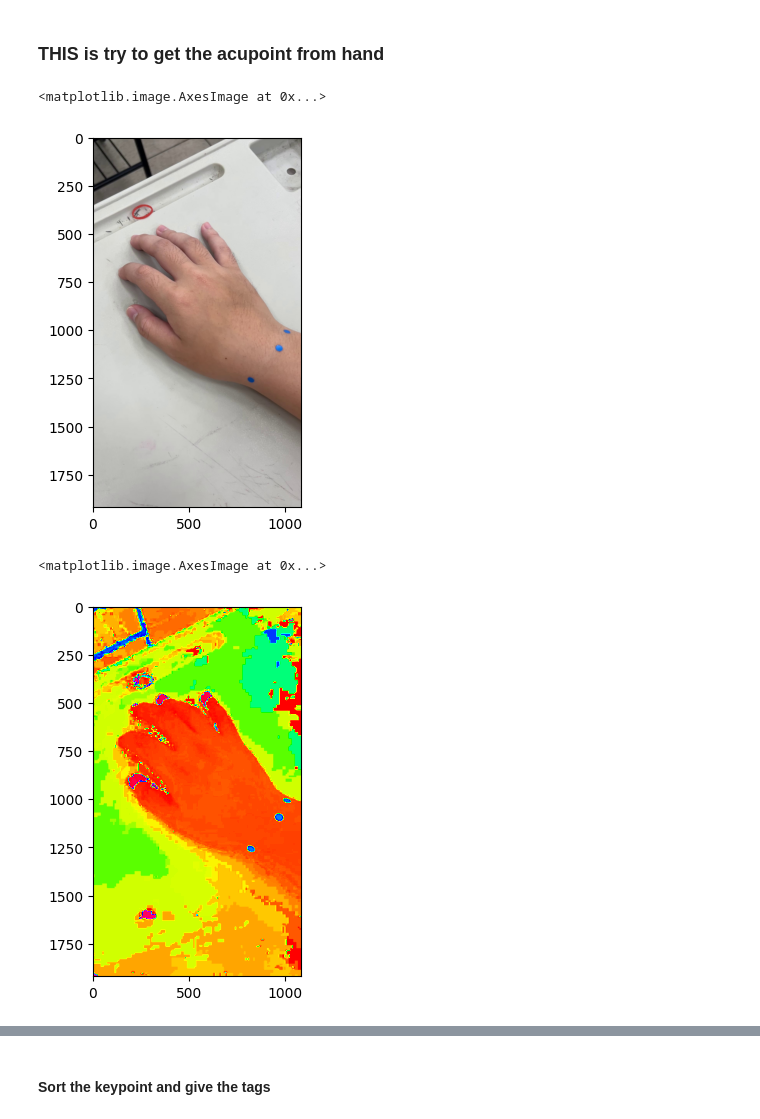
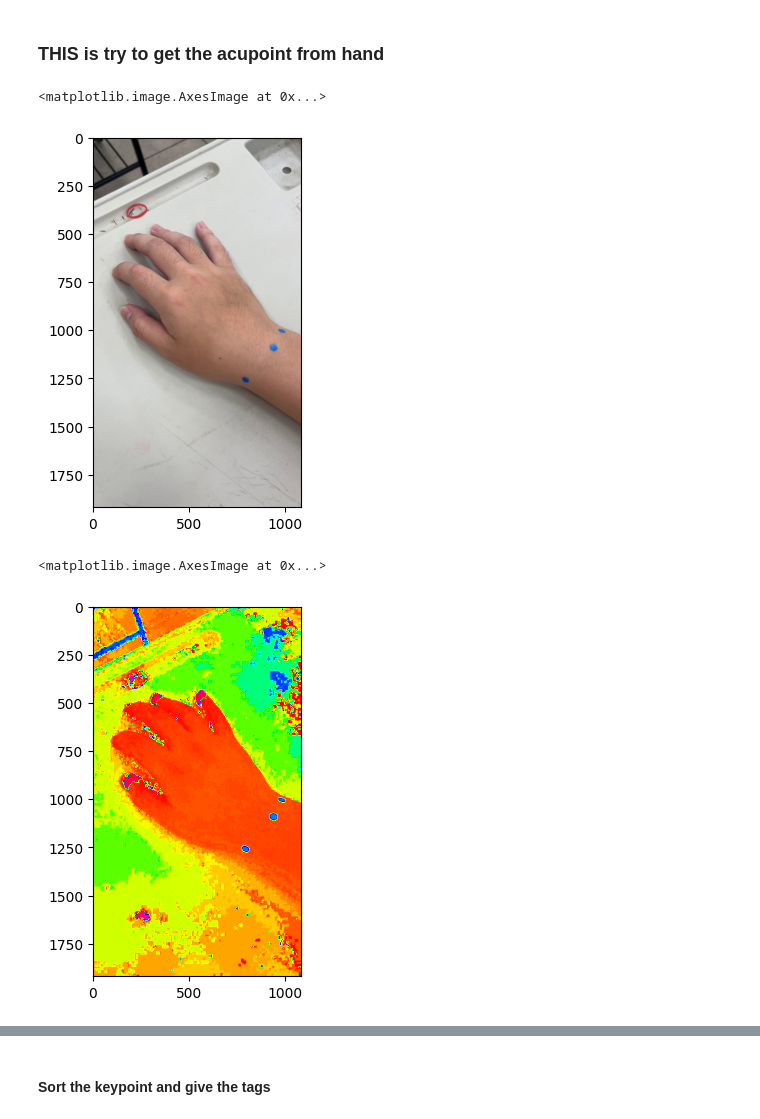
Before and after one commit to BirddWang/hands-acupoints-detection, a Jupyter notebook: tmp2.ipynb, the cells around one changed output, grey strips where cells are left out. Drawn from its saved outputs; the diff is of its cells as text; code cells hidden in the pictures.

```diff
--- a/tmp2.ipynb
+++ b/tmp2.ipynb
@@ -5,18 +5,18 @@ import cv2
 import numpy as np
 import matplotlib.pyplot as plt
 # %%
-img = cv2.imread('datasets/hand/imgs/3115/0.jpg')
+img = cv2.imread('datasets/hand/imgs/3115/28.jpg')
 plt.imshow(img[:,:,::-1])
 # %% [output]
 <matplotlib.image.AxesImage at 0x...>
-[figure, old version]
+[figure, new version]
 # %%
 hsv = cv2.cvtColor(img, cv2.COLOR_BGR2HSV)
 # %%
 plt.imshow(hsv[:,:,0], cmap='hsv')
 # %% [output]
 <matplotlib.image.AxesImage at 0x...>
-[figure, old version]
+[figure, new version]
 # %%
 lower_blue = np.array([100, 50, 100])
 upper_blue = np.array([130, 255, 255])
```
Also changed, not shown: parts of 12 cells of this notebook, 1 other file.
